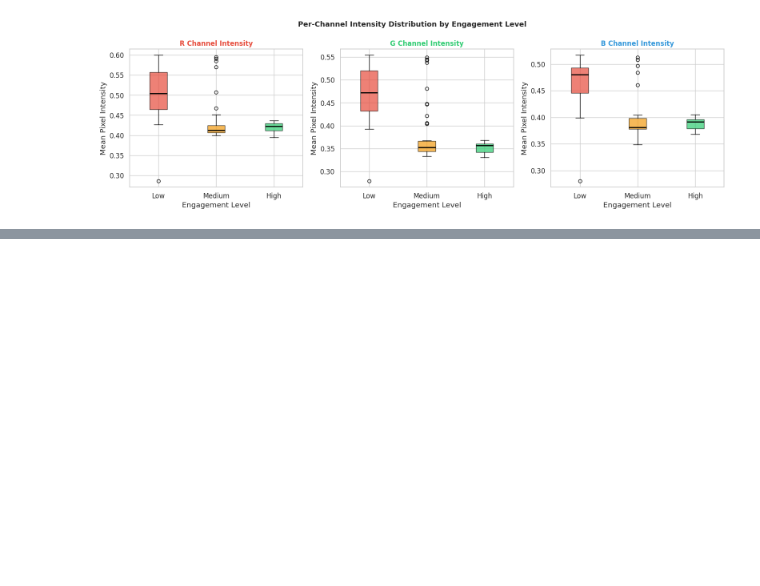
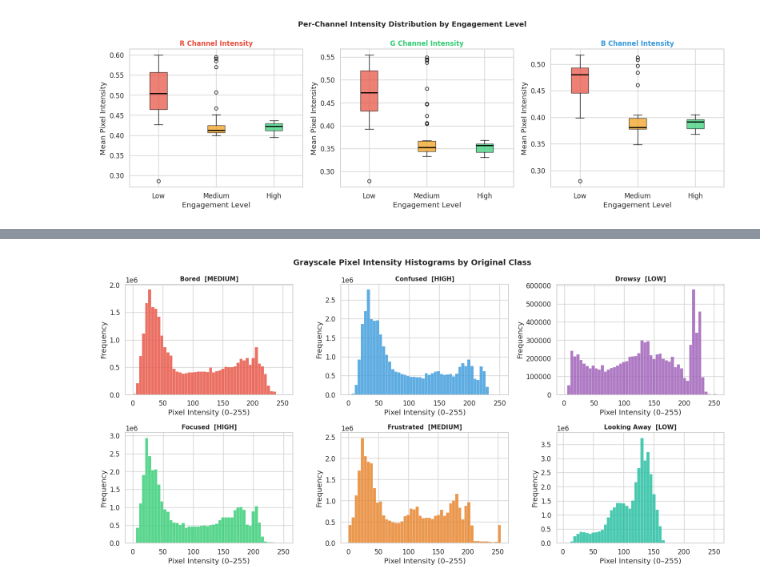
Before and after one commit to YasiniK/multimodal-student-cognitive-load-and-engagement-detection, a Jupyter notebook: Student_Engagement/se_eda_preprocessing.ipynb, the cells around one changed output, grey strips where cells are left out. Cells and saved outputs as stored; diff of their text form; code cells hidden in the pictures; blank space fills up the shorter version.

```diff
--- a/Student_Engagement/se_eda_preprocessing.ipynb
+++ b/Student_Engagement/se_eda_preprocessing.ipynb
@@ -526,0 +531,37 @@ plt.show()
+# %%
+N_HIST = 40
+fig, axes = plt.subplots(2, 3, figsize=(16, 8))
+axes = axes.flatten()
+
+orig_classes = df['original_class'].unique()
+# For each original sub-class, flatten all pixel values and plot their histogram
+for idx, cls in enumerate(sorted(orig_classes)):
+    ax    = axes[idx]
+    subset = df[df['original_class'] == cls].sample(N_HIST, random_state=RANDOM_STATE)
+    all_pixels = []
+    for _, row in subset.iterrows():
+        try:
+            img = io.imread(row['path'])
+            if img.ndim == 2:
+                gray = img
+            else:
+                gray = (color.rgb2gray(img_as_float(img[..., :3])) * 255).astype(np.uint8)
+# Convert to grayscale then collect all pixel values into a single list
+            all_pixels.extend(gray.flatten().tolist())
+        except Exception:
+            pass
+    ax.hist(all_pixels, bins=50, color=ORIG_PALETTE.get(cls, 'steelblue'),
+            alpha=0.8, edgecolor='white', linewidth=0.3)
+    eng = df[df['original_class'] == cls]['engagement'].iloc[0]
+    ax.set_title(f'{cls}  [{eng.upper()}]', fontsize=11, fontweight='bold')
+    ax.set_xlabel('Pixel Intensity (0–255)')
+    ax.set_ylabel('Frequency')
+
+# Combined histogram of all pixel values across 40 sampled images per sub-class
+plt.suptitle('Grayscale Pixel Intensity Histograms by Original Class',
+             fontsize=14, fontweight='bold')
+plt.tight_layout()
+plt.savefig(OUTPUT_DIR / 'eda_intensity_histograms.png', dpi=150, bbox_inches='tight')
+plt.show()
+# %% [output]
+[figure, added]
```
Also changed, not shown: parts of 3 cells of this notebook.
